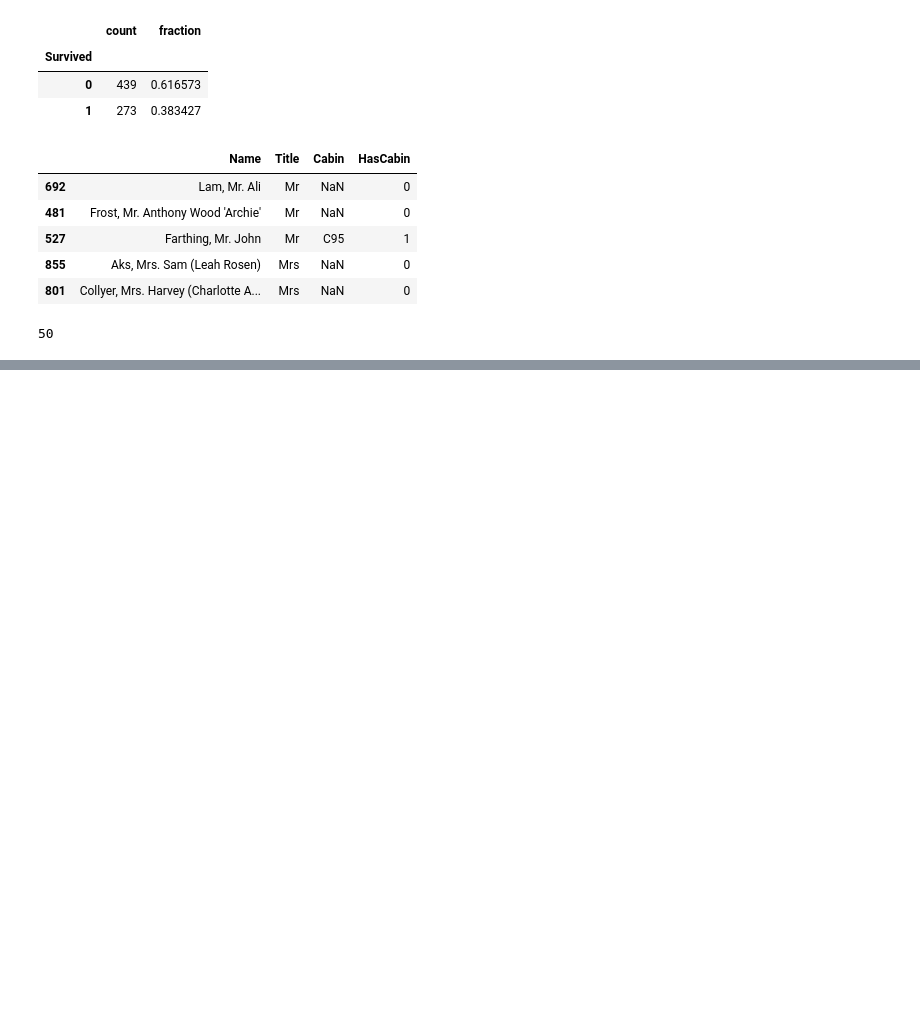
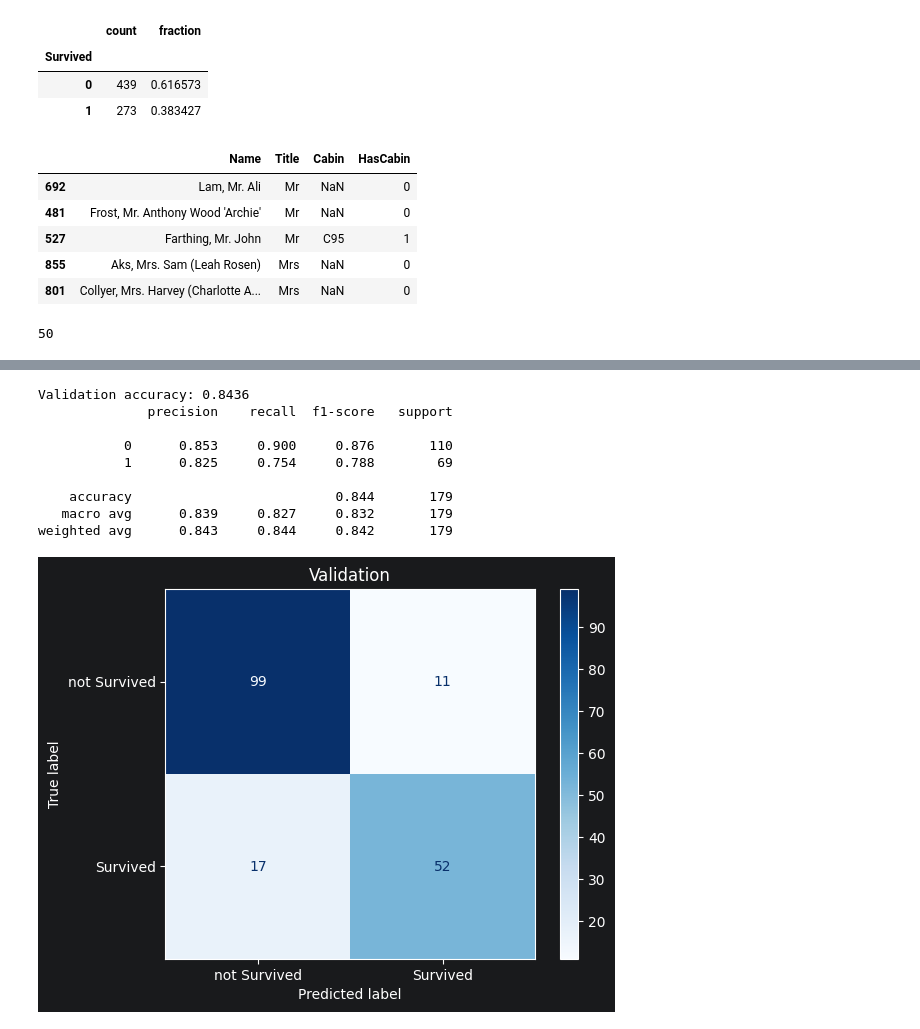
Before and after one commit to koljaPl/ml-problems, a Jupyter notebook: training/titanic/main_2.ipynb, the cells around one changed output, grey strips where cells are left out. Cells and saved outputs as stored; diff of their text form; code cells hidden in the pictures; blank space fills up the shorter version.

```diff
--- a/training/titanic/main_2.ipynb
+++ b/training/titanic/main_2.ipynb
@@ -201,11 +203,11 @@ def build_model(classifier):
         remainder="drop",
     )
 
-    return Pipeline(
+    return Pipeline([
         ("features", FunctionTransformer(add_features, validate=False)),
         ("preprocessing", preprocessor),
         ("classifier", clone(classifier)),
-    )
+    ])
 # %%
 # CV
 
@@ -226,3 +228,27 @@ classifiers = {
     "svc": SVC(random_state=RANDOM_STATE),
     "random_forest": RandomForestClassifier(random_state=RANDOM_STATE),
 }
+
+cv_scores = {}
+rows = []
+
+for name, classifier in classifiers.items():
+    candidate = build_model(classifier)
+
+    scores = cross_val_score(
+        candidate,
+        X_train,
+        y_train,
+        cv=cv_splits,
+        scoring="accuracy",
+        n_jobs=-1,
+        error_score="raise",
+    )
+
+    cv_scores[name] = scores
+
+    rows.append({"model": name, "mean_accuracy": scores.mean(), "std_accuracy": scores.std()})
+
+comparison = (pd.DataFrame(rows).set_index("model").sort_values("mean_accuracy", ascending=False))
+
+print(comparison.round(4))
@@ -228,0 +303,25 @@ classifiers = {
+# %%
+# Grading Model
+
+val_predictions = selected_model.predict(X_val)
+
+validation_accuracy = accuracy_score(y_val, val_predictions)
+
+print(f"Validation accuracy: {validation_accuracy:.4f}")
+
+print(classification_report(y_val, val_predictions, digits=3, zero_division=0))
+
+ConfusionMatrixDisplay.from_predictions(y_val, val_predictions, display_labels=["not Survived", "Survived"], cmap="Blues")
+plt.title("Validation")
+plt.show()
+# %% [output]
+Validation accuracy: 0.8436
+              precision    recall  f1-score   support
+
+           0      0.853     0.900     0.876       110
+           1      0.825     0.754     0.788        69
+
+    accuracy                          0.844       179
+   macro avg      0.839     0.827     0.832       179
+weighted avg      0.843     0.844     0.842       179
+[figure, added]
```
Also changed, not shown: parts of 8 cells of this notebook.
